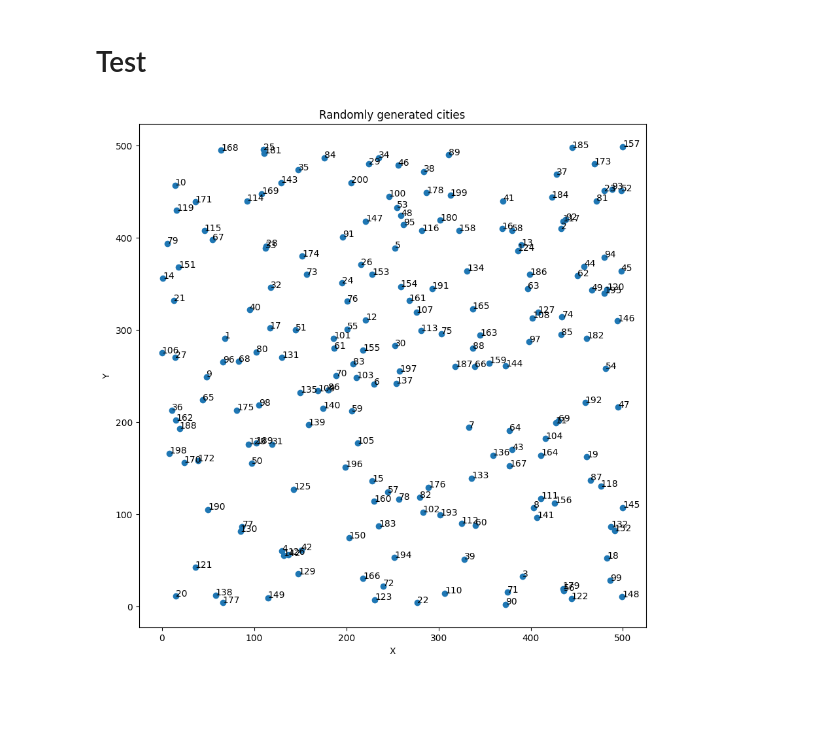
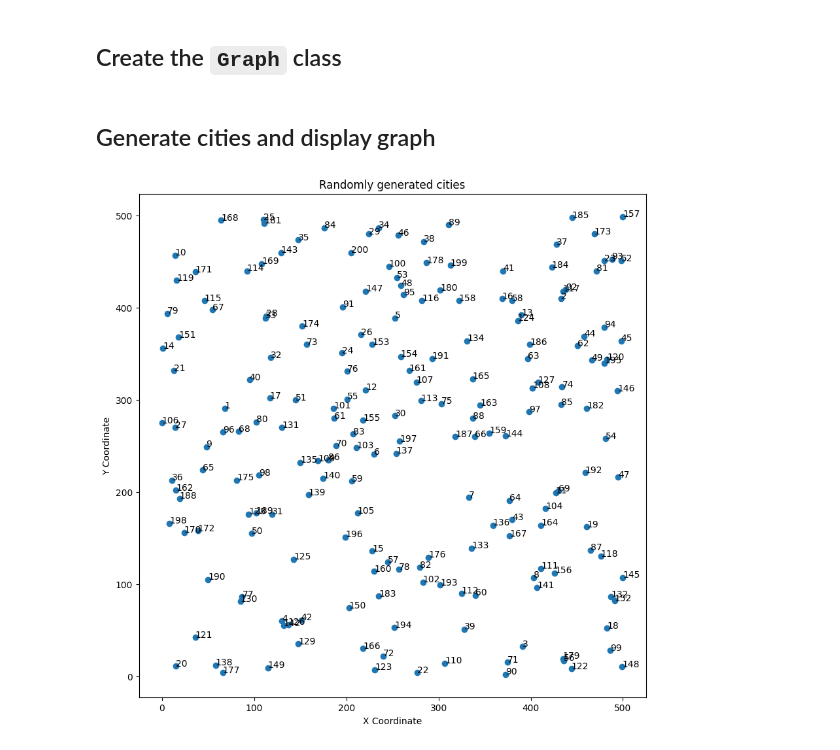
Before and after one commit to arrighi-fabien/Projet-Recherche-Op-rationnelle, a Jupyter notebook: livrable-2.ipynb, the cells around one changed output. Drawn from its saved outputs; the diff is of its cells as text; code cells hidden in the pictures; blank space fills up the shorter version.

```diff
--- a/livrable-2.ipynb
+++ b/livrable-2.ipynb
@@ -14,10 +14,7 @@ SEED = 1
 class Cities:
     cities = []
 
-    def __init__(self) -> None:
-        self.generateCities(NB_NODES, X_RANGE, Y_RANGE, SEED)
-
-    def generateCities(self, nb_nodes: int, x_range: tuple, y_range: tuple, seed: int=None) -> None:
+    def __init__(self, nb_nodes: int, x_range: tuple[int, int], y_range: tuple[int, int], seed: int=None) -> None:
         if seed:
             random.seed(seed)
 
@@ -31,26 +28,43 @@ class Cities:
                 used_coordinates.add((x, y))
                 self.cities.append((len(self.cities) + 1, x, y))
 
+
     def calculateDistance(self, city_1: int, city_2: int) -> float:
         city_1 = self.cities[city_1 - 1]
         city_2 = self.cities[city_2 - 1]
 
         return ((city_1[1] - city_2[1])**2 + (city_1[2] - city_2[2])**2)**0.5
-# %% [markdown]
-# Test
+# %% [markdown]
+## Create the ``Graph`` class
 # %%
-data = Cities()
+class Graph:
+    def __init__(self, data: tuple[int, int, int], title: str="", xlabel: str="X Coordinate", ylabel: str="Y Coordinate", figsize: tuple[int, int]=(10, 10)) -> None:
+        self.data = data
+        self.title = title
+        self.xlabel = xlabel
+        self.ylabel = ylabel
+        self.figsize = figsize
 
-# Plot the data
-plt.scatter([x[1] for x in data.cities], [x[2] for x in data.cities])
-plt.title("Randomly generated cities")
-plt.xlabel("X")
-plt.ylabel("Y")
-# Change the size of the plot
-plt.gcf().set_size_inches(10, 10)
-# Add labels to the points
-for i, txt in enumerate(data.cities):
-    plt.annotate(txt[0], (txt[1], txt[2]))
-plt.show()
+    def scatter_plot(self, **kwargs) -> None:
+        plt.figure(figsize=self.figsize)
+        plt.scatter([x[1] for x in self.data], [x[2] for x in self.data], **kwargs)
+        plt.title(self.title)
+        plt.xlabel(self.xlabel)
+        plt.ylabel(self.ylabel)
+        for i, txt in enumerate(self.data):
+            plt.annotate(txt[0], (txt[1], txt[2]))
+        plt.show()
-# %% [output]
-[figure, removed]
+# %% [markdown]
+## Generate cities and display graph
+# %%
+nb_nodes = 200
+x_range = (0, 500)
+y_range = (0, 500)
+seed = 1
+
+data = Cities(nb_nodes, x_range, y_range, seed)
+
+graph = Graph(data=data.cities, title="Randomly generated cities")
+graph.scatter_plot()
+# %% [output]
+[figure, added]
```
Also changed, not shown: parts of 7 cells of this notebook.
